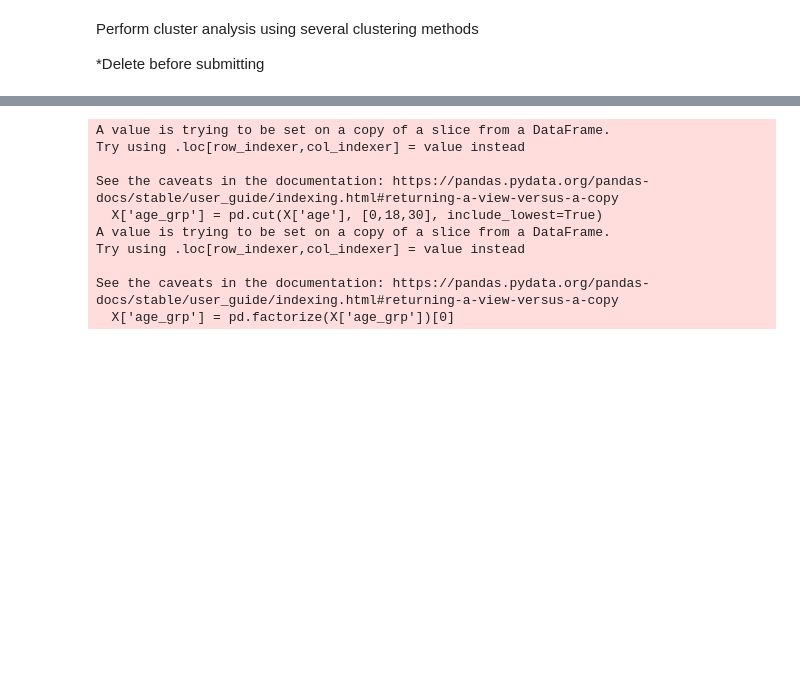
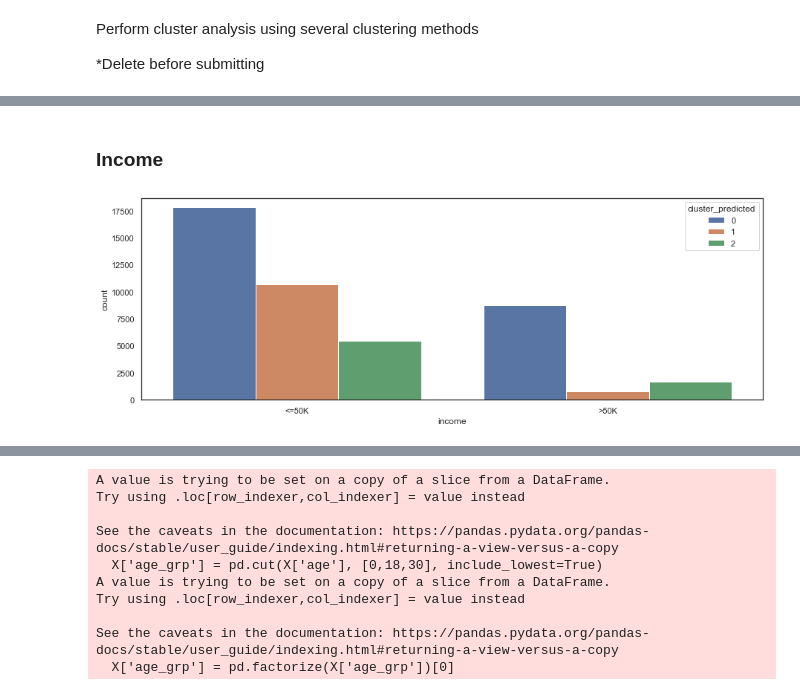
Before and after one commit to j-dominguez9/ML1_Proj1, a Jupyter notebook: Lab3/lab3 initial.ipynb, the cells around one changed output, grey strips where cells are left out. Cells and saved outputs as stored; diff of their text form; code cells hidden in the pictures; blank space fills up the shorter version.

```diff
--- a/Lab3/lab3 initial.ipynb
+++ b/Lab3/lab3 initial.ipynb
@@ -463,0 +665,8 @@ Perform cluster analysis using several clustering methods
+# %% [markdown]
+### Income
+# %%
+plt.subplots(figsize = (15,5))
+sns.countplot(x=combinedDf['income'],order=combinedDf['income'].value_counts().index,hue=combinedDf['cluster_predicted'])
+plt.show()
+# %% [output]
+[figure, added]
```
Also changed, not shown: parts of 29 cells of this notebook.
